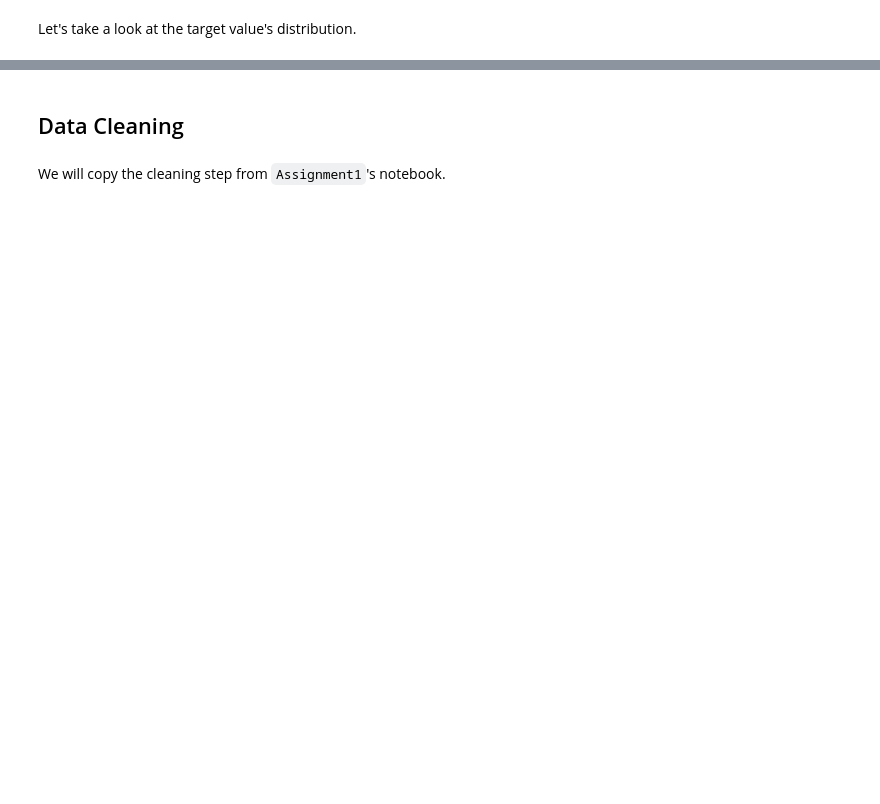
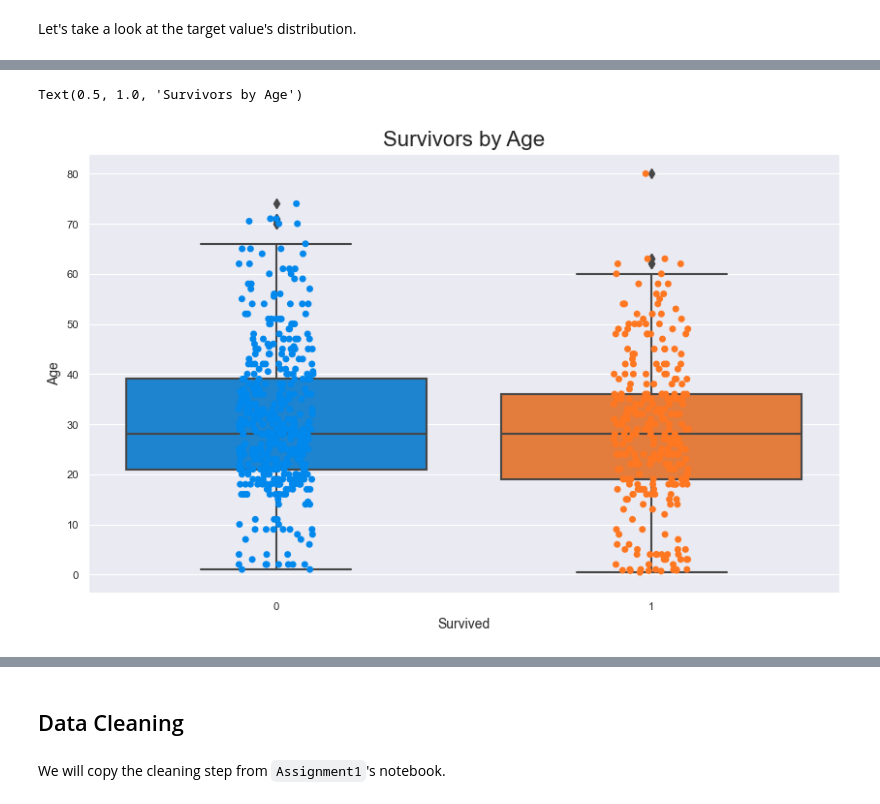
Before and after one commit to LooLzzz/afeka-titanic-ml, a Jupyter notebook: Assignment3/notebook.ipynb, the cells around one changed output, grey strips where cells are left out. Drawn from its saved outputs; the diff is of its cells as text; code cells hidden in the pictures; blank space fills up the shorter version.

```diff
--- a/Assignment3/notebook.ipynb
+++ b/Assignment3/notebook.ipynb
@@ -128,0 +207,10 @@ For the complete data exploration, see `Assignment1`'s notebook.
+# %%
+plt.subplots(figsize=(10,6))
+
+ax = sns.boxplot(x="Survived", y="Age", data=train)
+ax = sns.stripplot(x="Survived", y="Age", jitter=True, edgecolor="gray", data=train)
+
+ax.set_title("Survivors by Age", fontsize=16)
+# %% [output]
+Text(0.5, 1.0, 'Survivors by Age')
+[figure, added]
```
Also changed, not shown: parts of 79 cells of this notebook, 3 other files.
